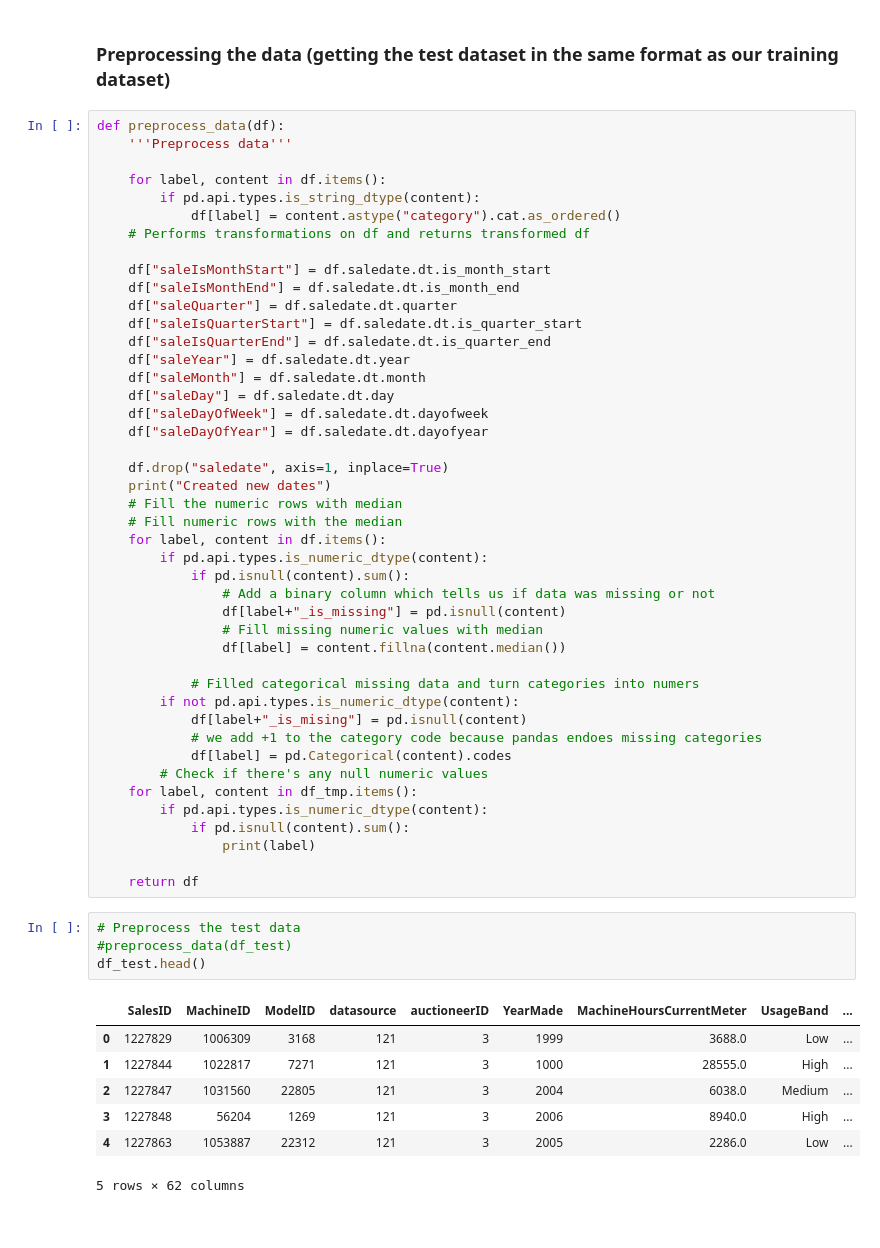
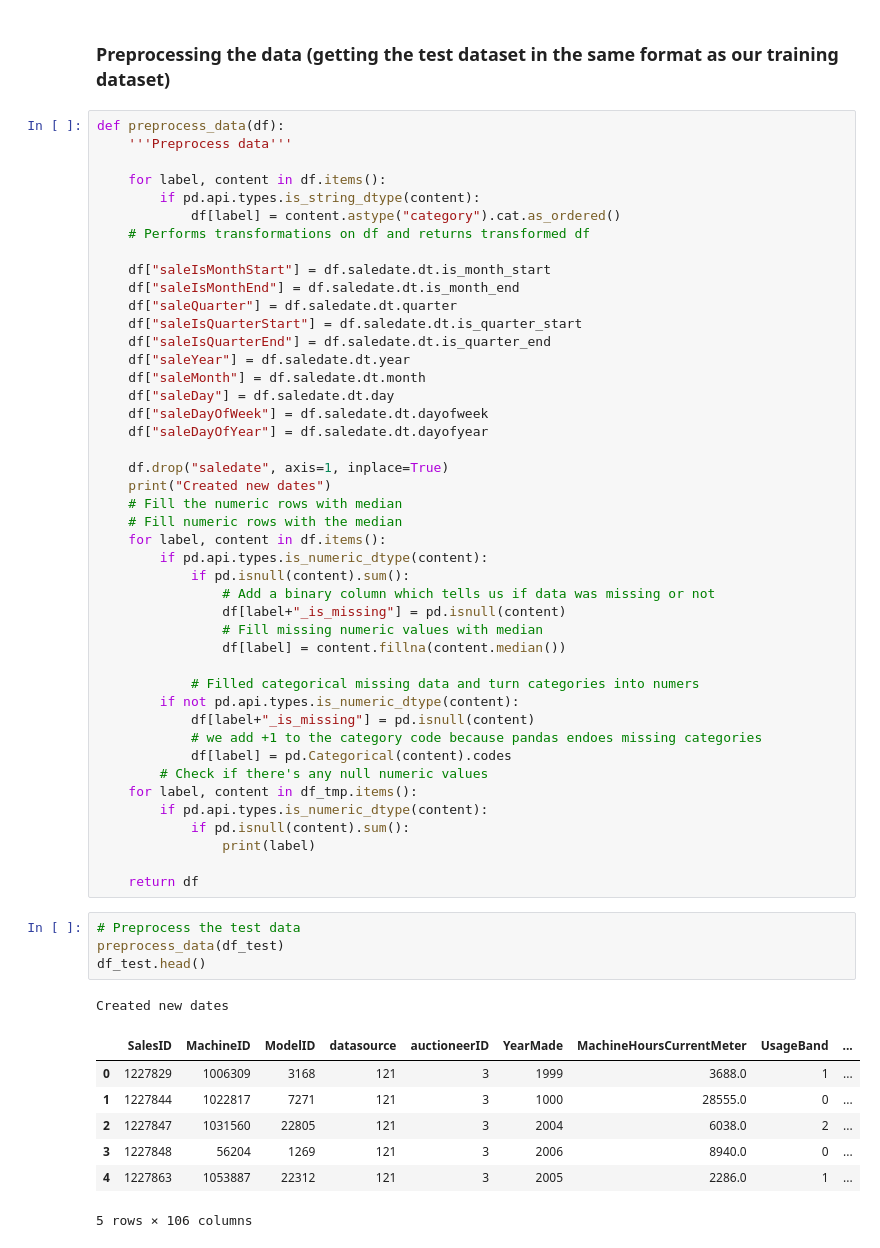
Before and after one commit to redrum88/Machine_Learning_and_Data_Science, a Jupyter notebook: Completed/bulldozers-project/end-to-end-bluebook-bulldozer-price-regression.ipynb, the cells around one changed output. Cells and saved outputs as stored; diff of their text form.

```diff
--- a/Completed/bulldozers-project/end-to-end-bluebook-bulldozer-price-regression.ipynb
+++ b/Completed/bulldozers-project/end-to-end-bluebook-bulldozer-price-regression.ipynb
@@ -1059,7 +1059,7 @@ def preprocess_data(df):
 
             # Filled categorical missing data and turn categories into numers
         if not pd.api.types.is_numeric_dtype(content):
-            df[label+"_is_mising"] = pd.isnull(content)
+            df[label+"_is_missing"] = pd.isnull(content)
             # we add +1 to the category code because pandas endoes missing categories
             df[label] = pd.Categorical(content).codes
         # Check if there's any null numeric values
@@ -1071,16 +1071,17 @@ def preprocess_data(df):
     return df
 # %%
 # Preprocess the test data
-#preprocess_data(df_test)
+preprocess_data(df_test)
 df_test.head()
 # %% [output]
+Created new dates
 |  | SalesID | MachineID | ModelID | datasource | auctioneerID | YearMade | MachineHoursCurrentMeter | UsageBand | ... |
-| 0 | 1227829 | 1006309 | 3168 | 121 | 3 | 1999 | 3688.0 | Low | ... |
-| 1 | 1227844 | 1022817 | 7271 | 121 | 3 | 1000 | 28555.0 | High | ... |
-| 2 | 1227847 | 1031560 | 22805 | 121 | 3 | 2004 | 6038.0 | Medium | ... |
-| 3 | 1227848 | 56204 | 1269 | 121 | 3 | 2006 | 8940.0 | High | ... |
-| 4 | 1227863 | 1053887 | 22312 | 121 | 3 | 2005 | 2286.0 | Low | ... |
+| 0 | 1227829 | 1006309 | 3168 | 121 | 3 | 1999 | 3688.0 | 1 | ... |
+| 1 | 1227844 | 1022817 | 7271 | 121 | 3 | 1000 | 28555.0 | 0 | ... |
+| 2 | 1227847 | 1031560 | 22805 | 121 | 3 | 2004 | 6038.0 | 2 | ... |
+| 3 | 1227848 | 56204 | 1269 | 121 | 3 | 2006 | 8940.0 | 0 | ... |
+| 4 | 1227863 | 1053887 | 22312 | 121 | 3 | 2005 | 2286.0 | 1 | ... |
-5 rows × 62 columns
+5 rows × 106 columns
 # %%
 # Make predictions on updated test data
 test_preds = ideal_model.predict(df_test)
```
Also changed, not shown: parts of 19 cells of this notebook.
